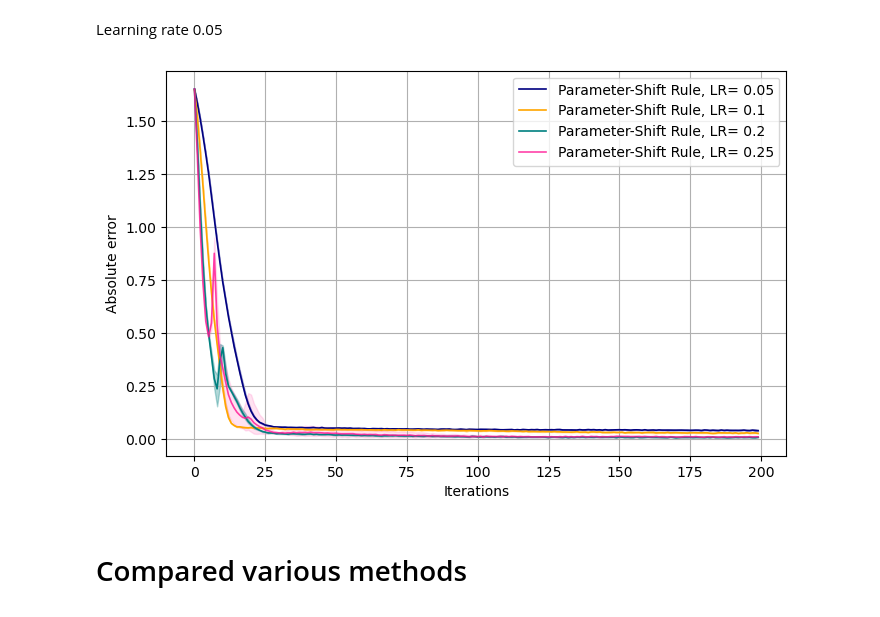
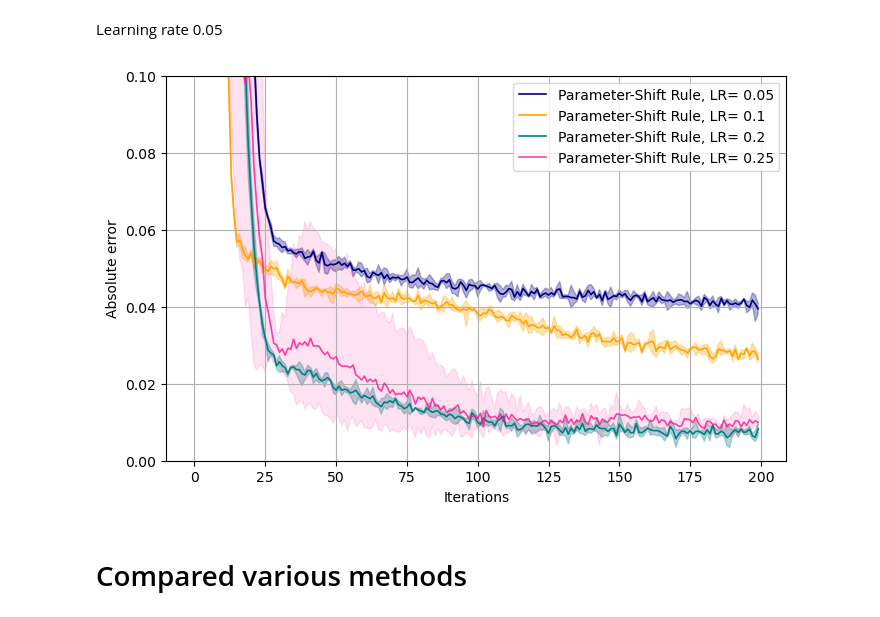
Before and after one commit to nguyenvulinh666/Variational-Quantum-EigeinSolver, a Jupyter notebook: data -8.ipynb, the cells around one changed output. Cells and saved outputs as stored; diff of their text form; code cells hidden in the pictures.

```diff
--- a/data -8.ipynb
+++ b/data -8.ipynb
@@ -835,7 +835,7 @@ plt.xlabel('Iterations')
 # plt.axhline(y=0.001, color="silver", ls="--", lw=1, label="Target: " + str(f'{0.001}'))
 # plt.title('Parameter Shift Rule with various of learning rate')
 # plt.yscale('log')
-# plt.ylim((0, 0.1))
+plt.ylim((0, 0.1))
 plt.legend()
 plt.grid()
 
@@ -894,34 +894,34 @@ plt.show()
 
 # plt.figure(figsize=(8,5))
 
 # plt.plot(((PRS1_05+PRS2_05+PRS3_05)/3), color='navy', lw=1.2, label='Parameter-Shift Rule, LR= 0.05')
 # plt.plot(((PRS1_1+PRS2_1+PRS3_1)/3), color='orange', lw=1.2, label='Parameter-Shift Rule, LR= 0.1')
 # plt.plot(((PRS1_15+PRS2_15+PRS3_15)/3), color='purple', lw=1.2, label='Parameter-Shift Rule, LR= 0.15')
 # plt.plot(((PRS1_2+PRS2_2+PRS3_2)/3), color='teal', lw=1.2, label='Parameter-Shift Rule, LR= 0.2')
 # plt.plot(((PRS1_25+PRS2_25+PRS3_25)/3), color='deeppink',  alpha=0.8, lw=1.2, label='Parameter-Shift Rule, LR= 0.25')
 # plt.plot(((PRS1_3+PRS2_3+PRS3_3)/3), color='red', lw=1.2, alpha=0.7, label='Parameter-Shift Rule, LR= 0.3')
 
 # plt.fill_between(x, high_PRS_05, low_PRS_05, color='navy', alpha=.3)
 # plt.fill_between(x, high_PRS_1, low_PRS_1,  color='orange', alpha=.3)
 # plt.fill_between(x, high_PRS_15, low_PRS_15,  color='purple', alpha=.3)
 # plt.fill_between(x, high_PRS_2, low_PRS_2,  color='teal', alpha=.3)
 # plt.fill_between(x, high_PRS_25, low_PRS_25,  color='deeppink', alpha=.3)
 # plt.fill_between(x, high_PRS_3, low_PRS_3,  color='red', alpha=.3)
 
 # plt.ylabel('Energy')
 # plt.xlabel('Iterations')
 # plt.axhline(y=gs_energy, color="tab:red", ls="--", lw=1, label="Target: " + str(gs_energy))
 # # Exact ground state energy value
 # # plt.axhline(y=gs_energy, color="tab:red", ls="--", lw=2, label="Target: " + str(gs_energy))
 # plt.title('Parameter Shift Rule with various of learning rate')
 # # plt.yscale('log')
 # plt.ylim((-6.3,-6.15))
 # plt.legend()
 # plt.grid()
 
 plt.show()
 # %% [output]
-[figure, old version]
+[figure, new version]
 # %% [markdown]
 # Compared various methods
 # %%
```
Also changed, not shown: parts of 30 cells of this notebook, 4 other files.
